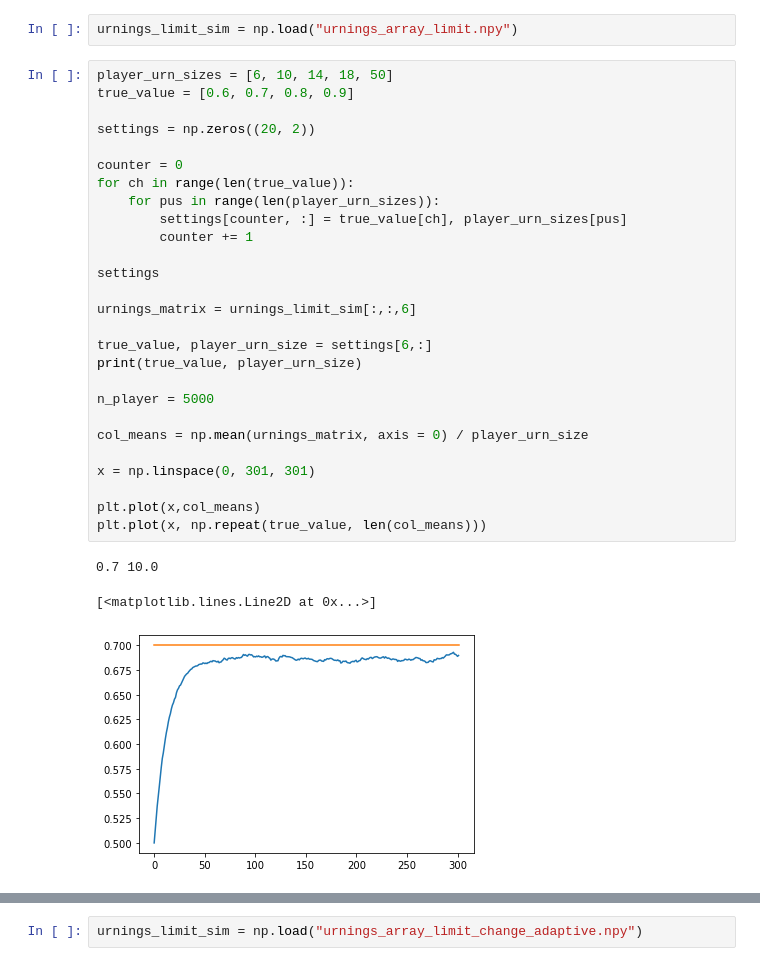
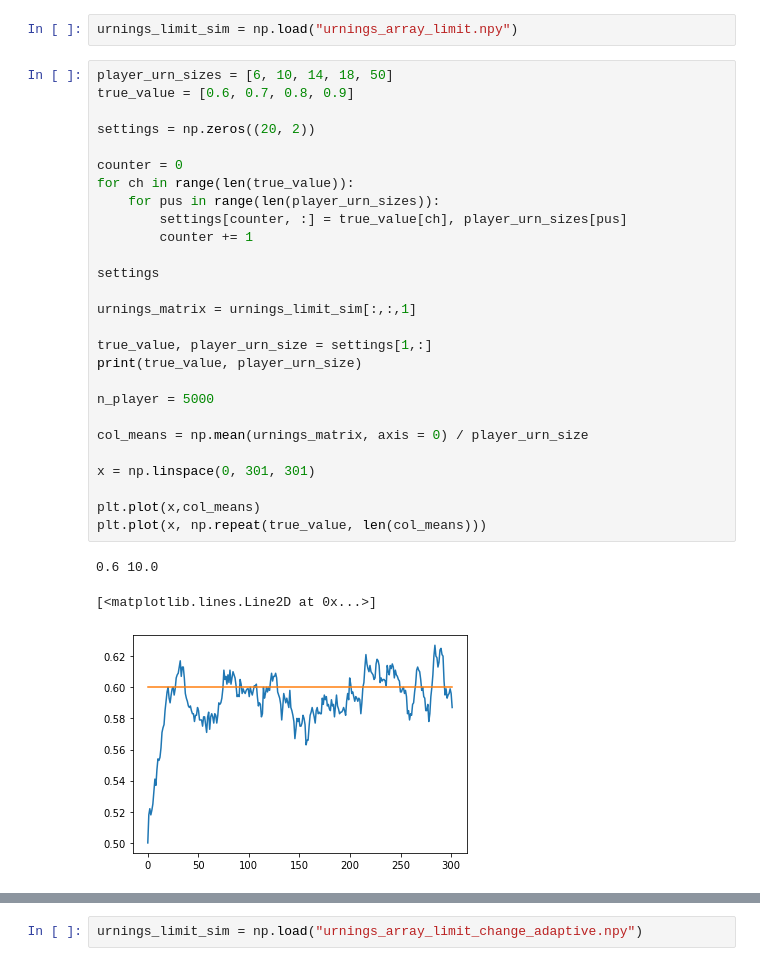
Before and after one commit to mrpogge/Urnings_project, a Jupyter notebook: main/urning_limits.ipynb, the cells around one changed output, grey strips where cells are left out. Drawn from its saved outputs; the diff is of its cells as text.

```diff
--- a/main/urning_limits.ipynb
+++ b/main/urning_limits.ipynb
@@ -246,31 +246,31 @@ urnings_limit_sim = np.load("urnings_array_limit.npy")
 # %%
 player_urn_sizes = [6, 10, 14, 18, 50]
 true_value = [0.6, 0.7, 0.8, 0.9]
 
 settings = np.zeros((20, 2))
 
 counter = 0
 for ch in range(len(true_value)):
     for pus in range(len(player_urn_sizes)):
         settings[counter, :] = true_value[ch], player_urn_sizes[pus]
         counter += 1
 
 settings
 
-urnings_matrix = urnings_limit_sim[:,:,6]
+urnings_matrix = urnings_limit_sim[:,:,1]
 
-true_value, player_urn_size = settings[6,:]
+true_value, player_urn_size = settings[1,:]
 print(true_value, player_urn_size)
 
 n_player = 5000
 
 col_means = np.mean(urnings_matrix, axis = 0) / player_urn_size
 
 x = np.linspace(0, 301, 301)
 
 plt.plot(x,col_means)
 plt.plot(x, np.repeat(true_value, len(col_means)))
 # %% [output]
-0.7 10.0
+0.6 10.0
 [<matplotlib.lines.Line2D at 0x...>]
-[figure, old version]
+[figure, new version]
```
Also changed, not shown: parts of 15 cells of this notebook, 9 other files.
